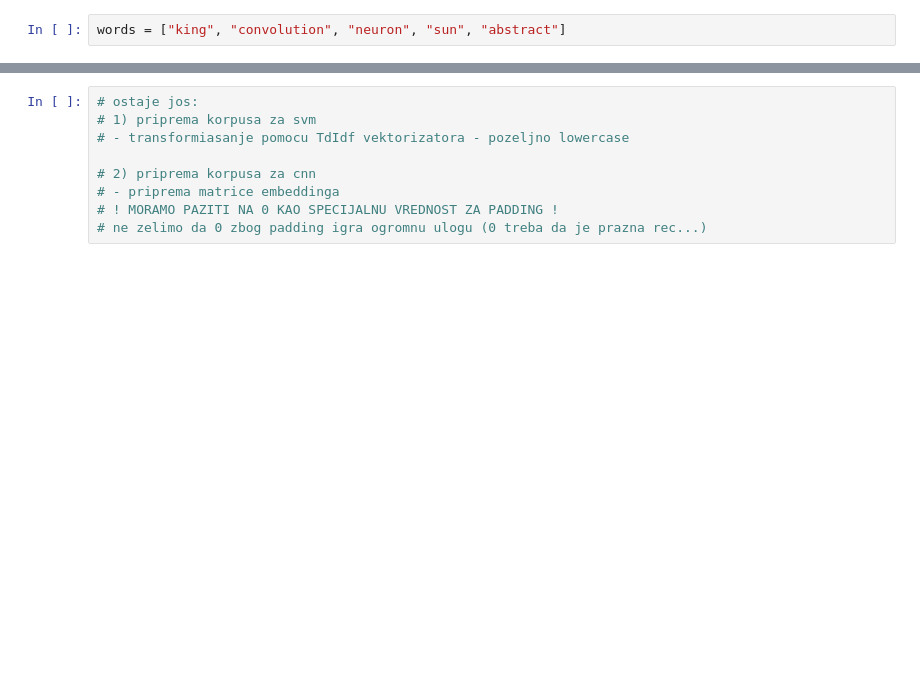
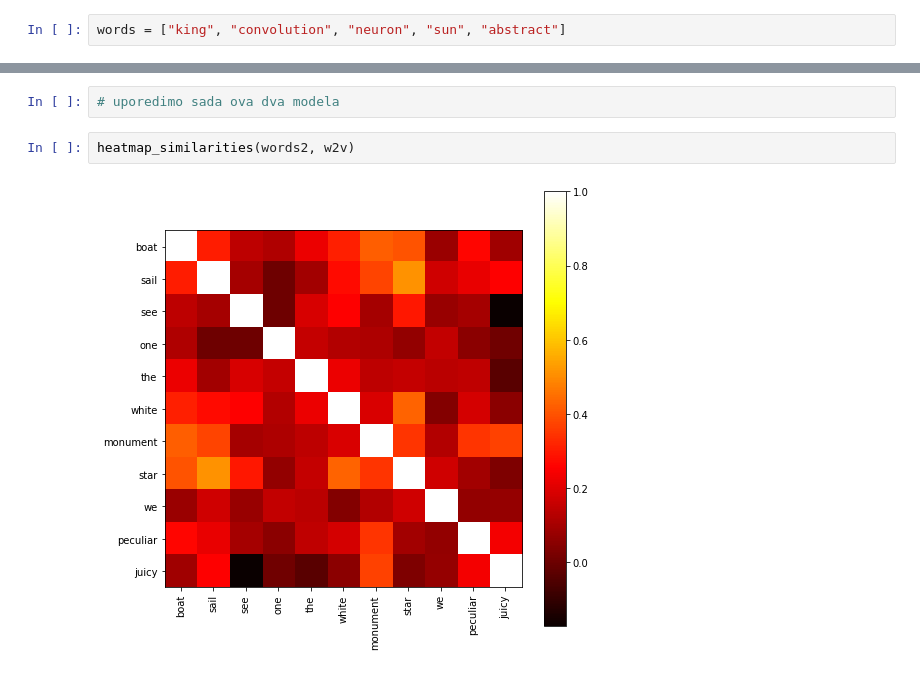
Before and after one commit to vladan17059/ML-relevant-in-text, a Jupyter notebook: 01 - Analiza i preprocesiranje podataka.ipynb, the cells around one changed output, grey strips where cells are left out. Cells and saved outputs as stored; diff of their text form; blank space fills up the shorter version.

```diff
--- a/01 - Analiza i preprocesiranje podataka.ipynb
+++ b/01 - Analiza i preprocesiranje podataka.ipynb
@@ -544,9 +590,6 @@ heatmap_similarities(words2)
+# %%
+# uporedimo sada ova dva modela
 # %%
-# ostaje jos:
-# 1) priprema korpusa za svm
-# - transformiasanje pomocu TdIdf vektorizatora - pozeljno lowercase
-
-# 2) priprema korpusa za cnn
-# - priprema matrice embeddinga
-# ! MORAMO PAZITI NA 0 KAO SPECIJALNU VREDNOST ZA PADDING !
-# ne zelimo da 0 zbog padding igra ogromnu ulogu (0 treba da je prazna rec...)
+heatmap_similarities(words2, w2v)
+# %% [output]
+[figure, added]
```
Also changed, not shown: parts of 54 cells of this notebook, 16 other files.
